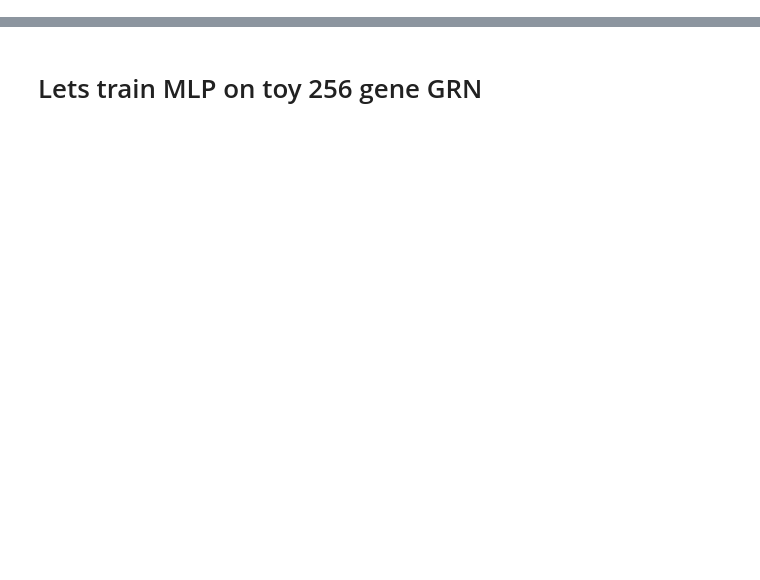
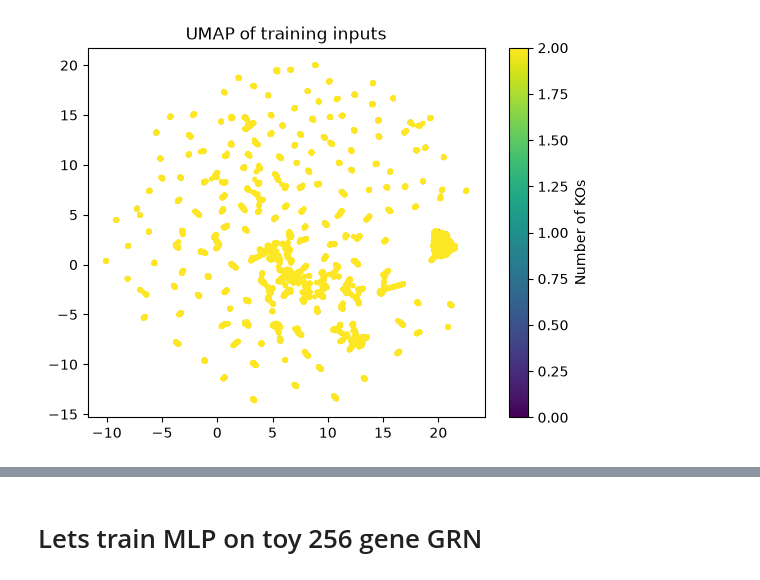
Before and after one commit to JiriBruthans/grn-paper, a Jupyter notebook: small_GRN-V7-higher_order.ipynb, the cells around one changed output, grey strips where cells are left out. Saved outputs shown, nothing was run; the diff lists cells and outputs as text; code cells hidden in the pictures; blank space fills up the shorter version.

```diff
--- a/small_GRN-V7-higher_order.ipynb
+++ b/small_GRN-V7-higher_order.ipynb
@@ -147,0 +148,11 @@ y_double_ko = double_expression
+# %%
+from umap import UMAP
+import matplotlib.pyplot as plt
+
+z = UMAP(random_state=42).fit_transform(ytr)
+plt.scatter(z[:, 0], z[:, 1], c=xtr.sum(1), s=8, cmap="viridis")
+plt.colorbar(label="Number of KOs")
+plt.title("UMAP of training inputs")
+plt.show()
+# %% [output]
+[figure, added]
```
Also changed, not shown: parts of 8 cells of this notebook, 10 other files.
